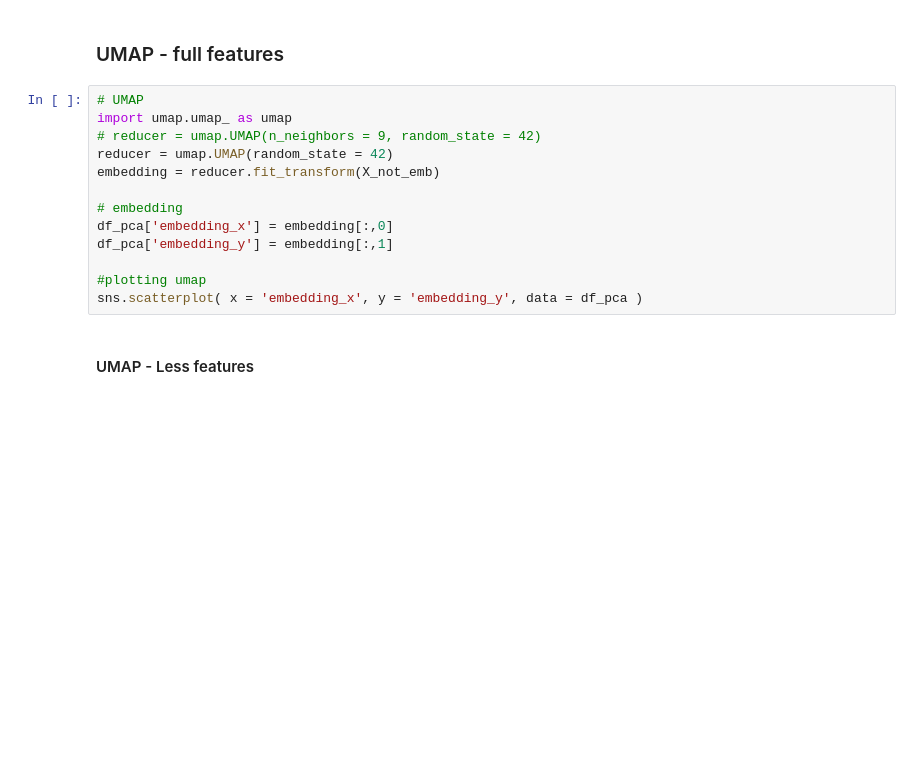
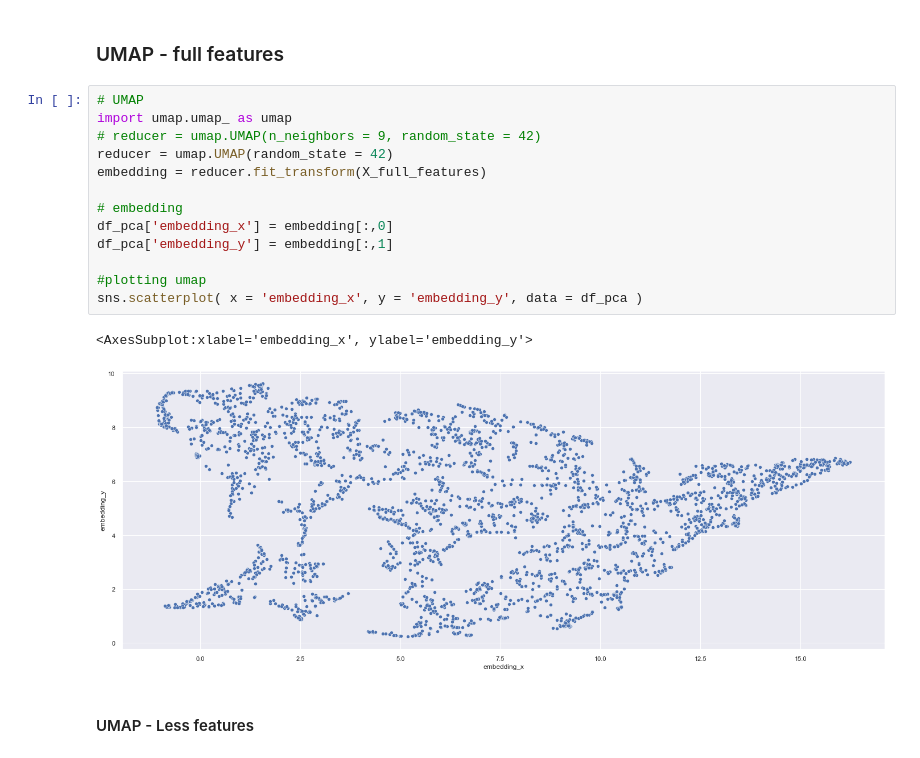
Before and after one commit to fusaa/insider-clients-clustering, a Jupyter notebook: c0.7 - notebook.ipynb, the cells around one changed output. Drawn from its saved outputs; the diff is of its cells as text; blank space fills up the shorter version.

```diff
--- a/c0.7 - notebook.ipynb
+++ b/c0.7 - notebook.ipynb
@@ -1023,16 +992,19 @@ sns.scatterplot( x=0, y=1, data=df_pca )
 # %%
 # UMAP
 import umap.umap_ as umap
 # reducer = umap.UMAP(n_neighbors = 9, random_state = 42)
 reducer = umap.UMAP(random_state = 42)
-embedding = reducer.fit_transform(X_not_emb)
+embedding = reducer.fit_transform(X_full_features)
 
 # embedding
 df_pca['embedding_x'] = embedding[:,0]
 df_pca['embedding_y'] = embedding[:,1]
 
 #plotting umap
 sns.scatterplot( x = 'embedding_x', y = 'embedding_y', data = df_pca )
+# %% [output]
+<AxesSubplot:xlabel='embedding_x', ylabel='embedding_y'>
+[figure, added]
 # %% [markdown]
 #### UMAP - Less features
 # %%
```
Also changed, not shown: parts of 144 cells of this notebook.
